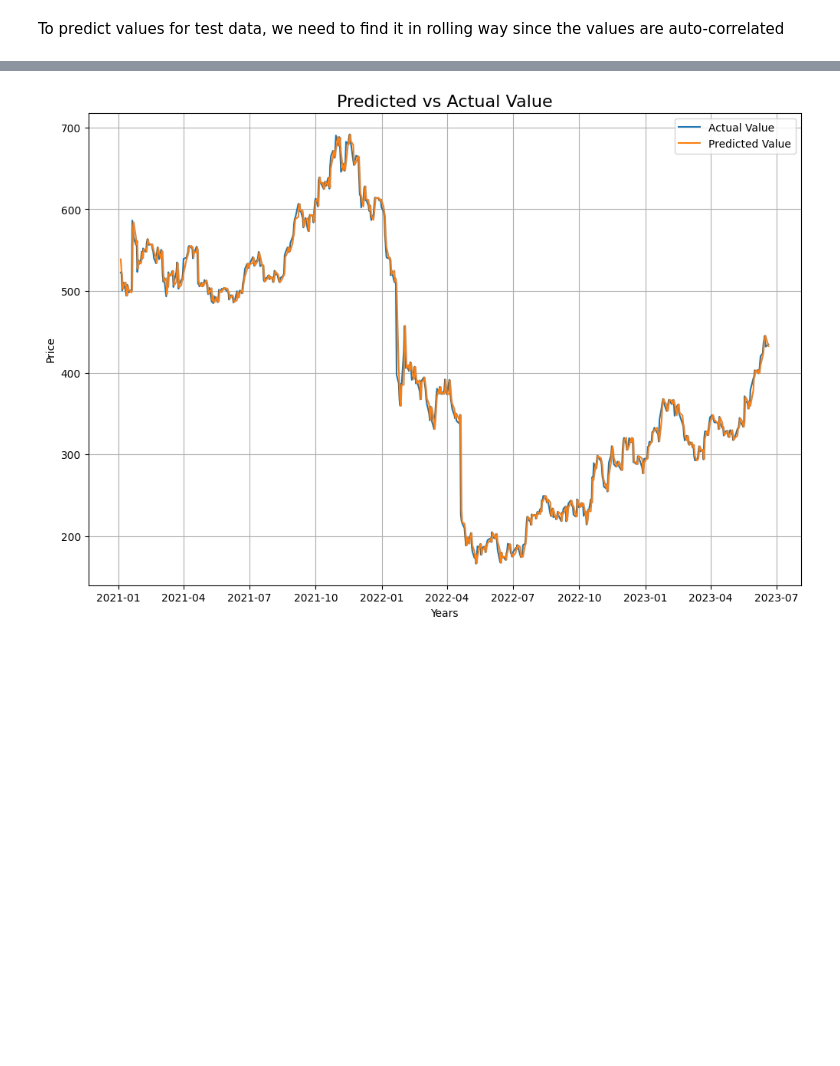
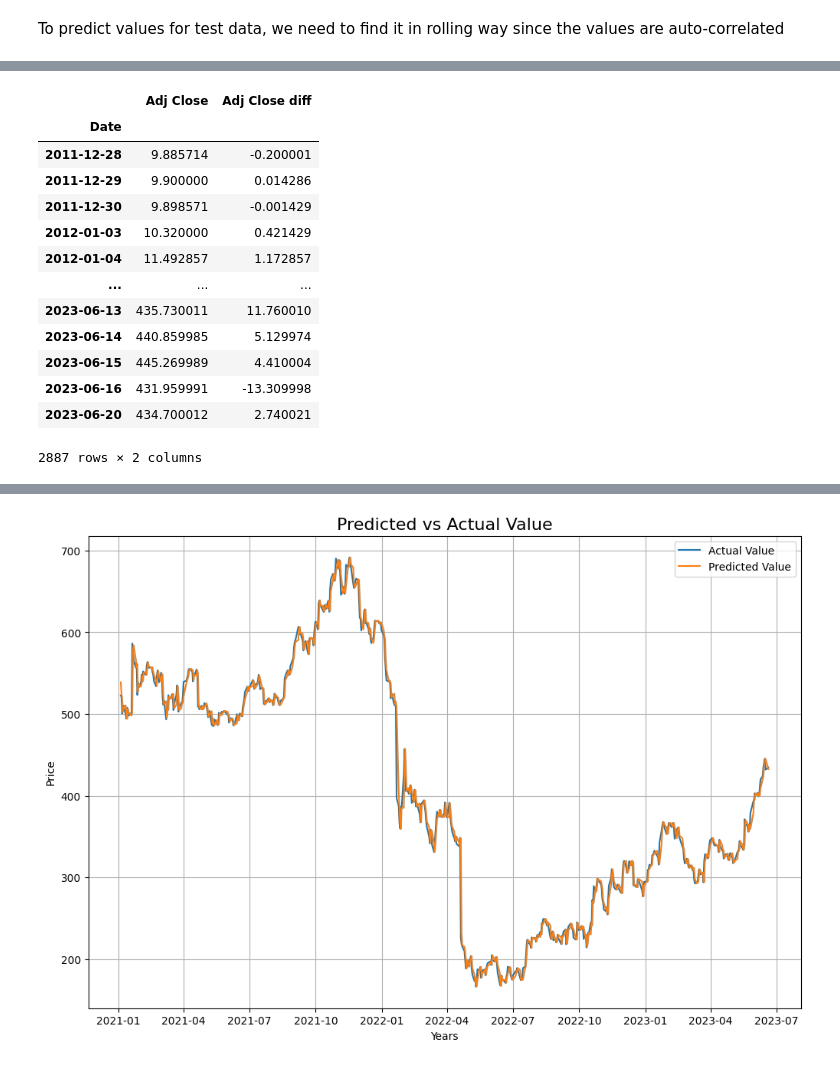
Before and after one commit to ishaanballal21/Trading-Algorithm, a Jupyter notebook: ARIMA.ipynb, the cells around one changed output, grey strips where cells are left out. Saved outputs shown, nothing was run; the diff lists cells and outputs as text; code cells hidden in the pictures; blank space fills up the shorter version.

```diff
--- a/ARIMA.ipynb
+++ b/ARIMA.ipynb
@@ -142,6 +140,24 @@ def predict_price_AR(data):
     model_fit = model.fit()
     forecast = model_fit.forecast()
     return forecast.iloc[0]
+# %%
+df1 = df.copy()
+df1
+# %% [output]
+|  | Adj Close | Adj Close diff |
+| Date |  |  |
+| 2011-12-28 | 9.885714 | -0.200001 |
+| 2011-12-29 | 9.900000 | 0.014286 |
+| 2011-12-30 | 9.898571 | -0.001429 |
+| 2012-01-03 | 10.320000 | 0.421429 |
+| 2012-01-04 | 11.492857 | 1.172857 |
+| ... | ... | ... |
+| 2023-06-13 | 435.730011 | 11.760010 |
+| 2023-06-14 | 440.859985 | 5.129974 |
+| 2023-06-15 | 445.269989 | 4.410004 |
+| 2023-06-16 | 431.959991 | -13.309998 |
+| 2023-06-20 | 434.700012 | 2.740021 |
+2887 rows × 2 columns
 # %%
 %%timeit
 
```
Also changed, not shown: parts of 16 cells of this notebook.
